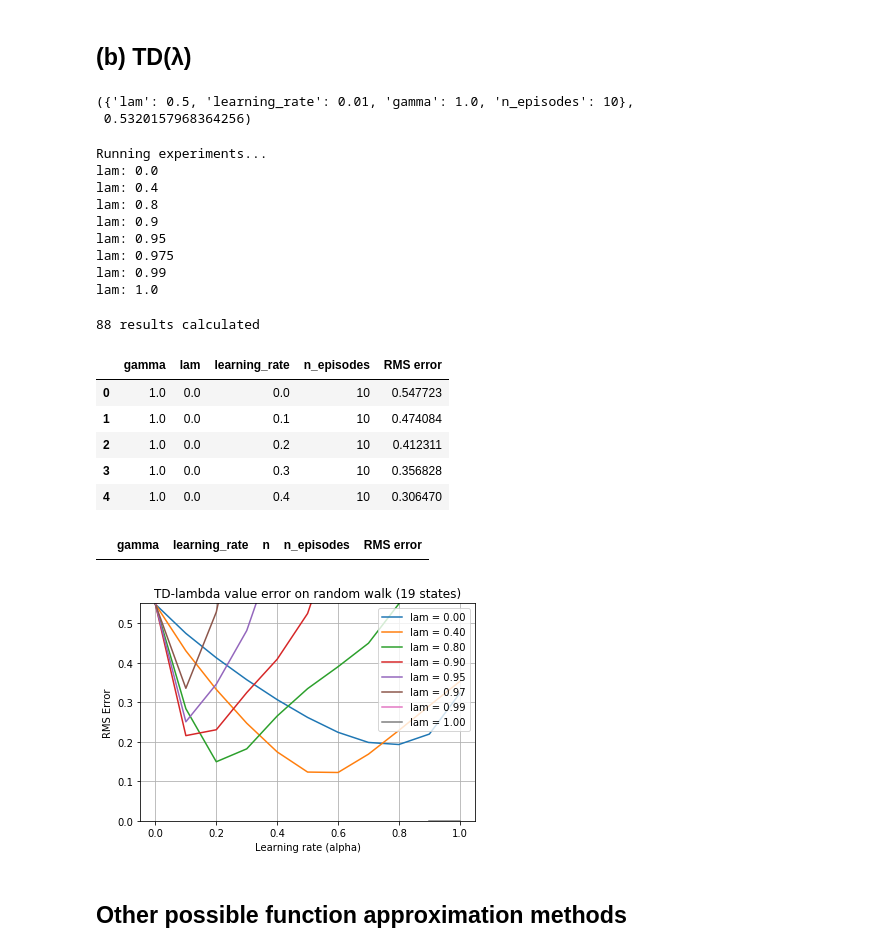
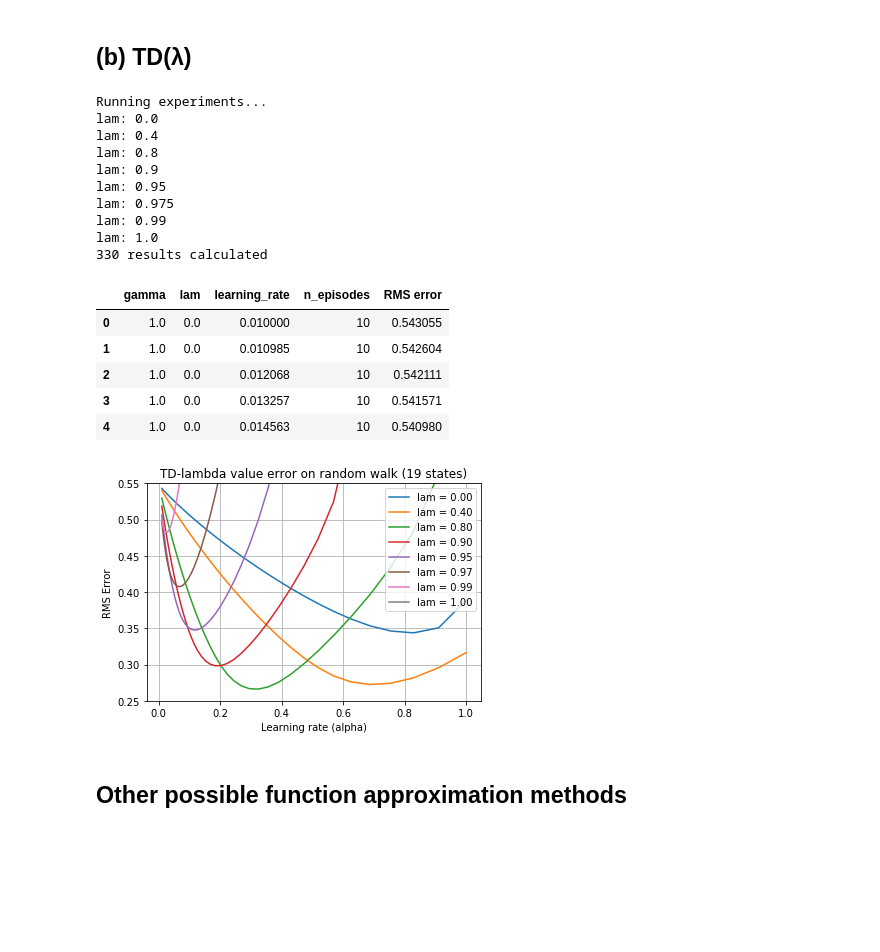
Before and after one commit to billtubbs/game-learner, a Jupyter notebook: Development-of-TD-Lambda-algorithm.ipynb, the cells around one changed output. Cells and saved outputs as stored; diff of their text form; code cells hidden in the pictures; blank space fills up the shorter version.

```diff
--- a/Development-of-TD-Lambda-algorithm.ipynb
+++ b/Development-of-TD-Lambda-algorithm.ipynb
@@ -976,7 +997,7 @@ plt.show()
 # %%
 def run_random_walk_with_td_lambda(lam=0.5, learning_rate=0.01, gamma=1.0,
                                    n_episodes=10, n_reps=1, initial_value=0.0,
-                                   size=19, seed=1, show=False):
+                                   size=19, seed=None, show=False):
     """Run n_episodes of random walk and calculate the root-
     mean-squared errror of the value function after the
     last episode.  If n_reps > 1 then the experiment is
@@ -988,7 +1009,7 @@ def run_random_walk_with_td_lambda(lam=0.5, learning_rate=0.01, gamma=1.0,
     game = RandomWalkGame(size=size, terminal_rewards=terminal_rewards)
     role = 1
 
-    # Random number generator
+    # Dedicated random number generator
     rng = random.Random(seed)
 
     # Repeat n_reps times
@@ -1022,8 +1043,8 @@ def run_random_walk_with_td_lambda(lam=0.5, learning_rate=0.01, gamma=1.0,
                 # Update eligibilities
                 eligibility *= lam * gamma
                 eligibility[prev_state] += 1.0
-                # get the td-error and update every state's value estimate
-                # according to their eligibilities.
+                # Get the td-error and update every state's value estimate
+                # according to its eligibility
                 td_error = reward + gamma * value_function[current_state] - value_function[prev_state]
                 value_function = value_function + learning_rate * td_error * eligibility
 
@@ -1033,11 +1054,14 @@ def run_random_walk_with_td_lambda(lam=0.5, learning_rate=0.01, gamma=1.0,
                 # Update timestep
                 t += 1
 
+            # Average RMS error at end of each episode
+            values = value_function.values[1:size+1]
+            rms_error = calculate_rms_error(values, true_values)
+            rms_errors.append(rms_error)
+
         # All episodes complete
-        values = value_function.values[1:size+1]
-        rms_error = calculate_rms_error(values, true_values)
-        rms_errors.append(rms_error)
 
+    # All repetitions complete
     avg_rms_error = np.array(rms_errors).mean()
 
     # Return param values
@@ -1051,20 +1075,23 @@ def run_random_walk_with_td_lambda(lam=0.5, learning_rate=0.01, gamma=1.0,
     return params, avg_rms_error
 
 # Test
-run_random_walk_with_td_lambda()
+for i in range(2):
+    # Check repeatable
+    params, rms_error = run_random_walk_with_td_lambda(seed=1)
+    assert rms_error == 0.5390333509504233
-# %% [output]
-({'lam': 0.5, 'learning_rate': 0.01, 'gamma': 1.0, 'n_episodes': 10},
- 0.5320157968364256)
 # %%
 # Run many repetitions with varying parameter values
-n_reps = 10
+n_reps = 20  # Textbook uses 100
 n_states = 19
+seed = 1
 
-# all possible steps
+# Full range of lambda values
 lam_values = [0.0, 0.4, 0.8, 0.9, 0.95, 0.975, 0.99, 1.0]
 
-# all possible alphas
-alpha_values = np.arange(0, 1.1, 0.1)
+# Full range of alpha values
+alpha_values = np.logspace(-2, 0, 50)
+# For a quicker test use less points:
+# alpha_values = np.arange(0, 1.1, 0.1)
 
 # Use this dictionary to accumulate the results
 avg_rms_errors = {}
@@ -1073,9 +1100,15 @@ print(f"Running experiments...")
 for lam in lam_values:
     print(f"lam: {lam}")
     for alpha in alpha_values:
-        params, avg_rms_error = run_random_walk_with_td_lambda(lam=lam, learning_rate=alpha,
-                                                               n_reps=n_reps, size=n_states)
+        params, avg_rms_error = \
+            run_random_walk_with_td_lambda(lam=lam,
+                                           learning_rate=alpha,
+                                           n_reps=n_reps,
+                                           size=n_states,
+                                           seed=seed)
         avg_rms_errors[tuple(params.items())] = avg_rms_error
+        if avg_rms_error > 1.5:
+            break  # Saves time
 
 print(f"{len(avg_rms_errors)} results calculated")
 param_values = [dict(x) for x in avg_rms_errors.keys()]
@@ -1094,36 +1127,31 @@ lam: 0.95
 lam: 0.975
 lam: 0.99
 lam: 1.0
+330 results calculated
-88 results calculated
 |  | gamma | lam | learning_rate | n_episodes | RMS error |
-| 0 | 1.0 | 0.0 | 0.0 | 10 | 0.547723 |
-| 1 | 1.0 | 0.0 | 0.1 | 10 | 0.474084 |
-| 2 | 1.0 | 0.0 | 0.2 | 10 | 0.412311 |
-| 3 | 1.0 | 0.0 | 0.3 | 10 | 0.356828 |
-| 4 | 1.0 | 0.0 | 0.4 | 10 | 0.306470 |
+| 0 | 1.0 | 0.0 | 0.010000 | 10 | 0.543055 |
+| 1 | 1.0 | 0.0 | 0.010985 | 10 | 0.542604 |
+| 2 | 1.0 | 0.0 | 0.012068 | 10 | 0.542111 |
+| 3 | 1.0 | 0.0 | 0.013257 | 10 | 0.541571 |
+| 4 | 1.0 | 0.0 | 0.014563 | 10 | 0.540980 |
-# %%
-# Getting some infinite errors...
-df.loc[df['RMS error'] == np.inf]
-# %% [output]
-|  | gamma | learning_rate | n | n_episodes | RMS error |
 # %%
 # Plot results
 results_by_lam_value = results_df.groupby('lam')
 fig, ax = plt.subplots()
 for lam, df in results_by_lam_value:
     rms_errors = df['RMS error']
     learning_rates = df['learning_rate']
     ax.plot(learning_rates, rms_errors, label=f'lam = {lam:.2f}')
 plt.title('TD-lambda value error on random walk (%d states)' % game.size)
 ax.set_xlabel('Learning rate (alpha)')
 ax.set_ylabel('RMS Error')
-ax.set_ylim(0.0, 0.55)
+ax.set_ylim(0.25, 0.55)  # Same as textbook
 plt.legend()
 plt.grid()
 plt.savefig(f"random-walk-td-lambda-{game.size}-{n_reps}.pdf")
 plt.show()
 # %% [output]
-[figure, old version]
+[figure, new version]
 # %% [markdown]
 ## Other possible function approximation methods
 # %%
```
Also changed, not shown: parts of 17 cells of this notebook.
